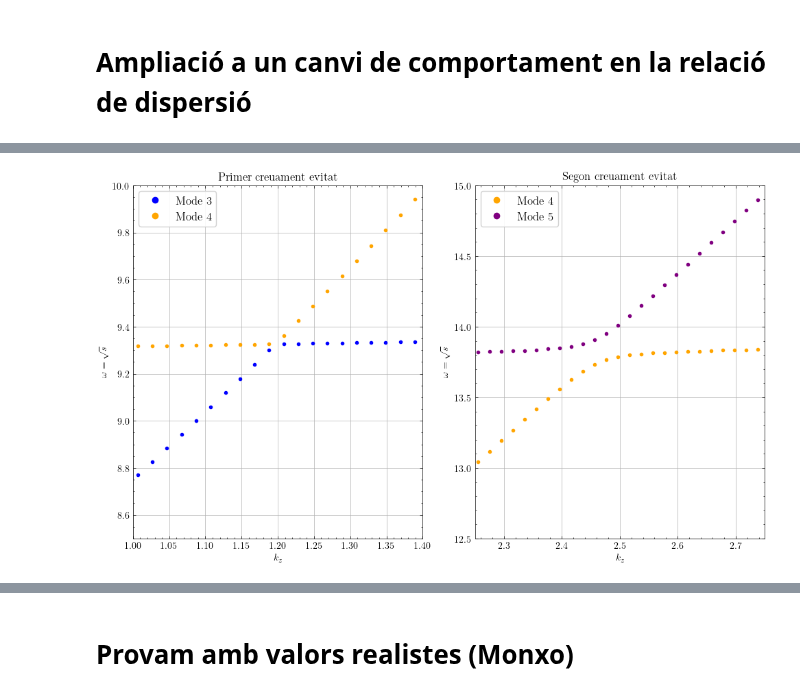
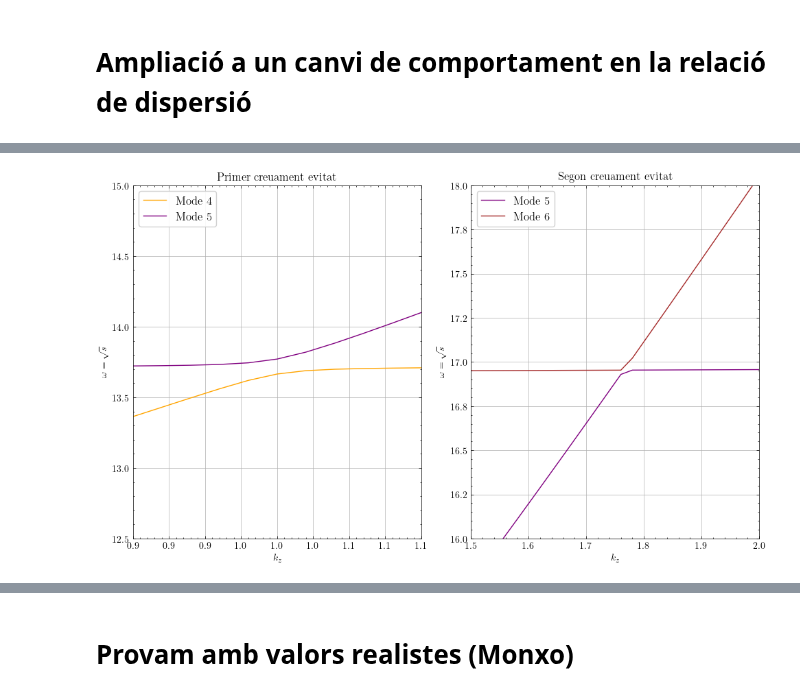
Before and after one commit to JoanRibotOliver/TFG, a Jupyter notebook: Fast & slow modes.ipynb, the cells around one changed output, grey strips where cells are left out. Drawn from its saved outputs; the diff is of its cells as text; code cells hidden in the pictures.

```diff
--- a/Fast & slow modes.ipynb
+++ b/Fast & slow modes.ipynb
@@ -247,7 +249,7 @@ plt.plot()
 # Representació de les autofuncions
 # %%
 ### Nombre de modes que volem representar ###
-N_max_mode = 4
+N_max_mode = 3
 N_min_mode = 0
 N_modes = N_max_mode - N_min_mode
 
@@ -281,9 +283,9 @@ for n, idx in enumerate(np.argsort(solver.eigenvalues)[N_min_mode:N_max_mode], s
 
     # Print the maximum value
     if np.max(np.abs(ug)) > np.max(np.abs(wg)):
-        print("Maximum value is from ug; max_val =", max_val)
+        print("Maximum value is ug =", max_val,"and minimum value is wg =", np.max(np.abs(wg)))
     else:
-        print("Maximum value is from wg; max_val =", max_val)
+        print("Maximum value is wg =", max_val,"and minimum value is ug =", np.max(np.abs(ug)))
 
     # Normalize both ug and wg by the maximum value
     ug_normalized = ug / max_val
@@ -313,17 +315,20 @@ for n, idx in enumerate(np.argsort(solver.eigenvalues)[N_min_mode:N_max_mode], s
     df = pd.DataFrame(data)
 
 ## Create separate legends
-legend_v10x = plt.legend(handles=handles_v10x, title=r"$\tilde{v}_{10x}$ Modes", loc="upper right", bbox_to_anchor=(0.85, 0.25), frameon=True)
+legend_v10x = plt.legend(handles=handles_v10x, title=r"$\tilde{v}_{x}$ Modes", loc="upper right", bbox_to_anchor=(0.875, 0.2075), frameon=True)
 plt.gca().add_artist(legend_v10x)  # Add the first legend to the plot
-plt.legend(handles=handles_v10z, title=r"$v_{10z}$ Modes", loc="lower right", bbox_to_anchor=(1, 0), frameon=True)
+plt.legend(handles=handles_v10z, title=r"$v_{z}$ Mode", loc="lower right", bbox_to_anchor=(1, 0), frameon=True)
+
 
 plt.xlim(-1, 1)
 #plt.legend(loc="lower right", frameon=True)
-plt.ylabel(r"Normalized Mode Structure")
+plt.ylabel(r"Estructura dels modes normalitzats")
 plt.xlabel(r"x")
-plt.title(r"Normalized Real Parts of $\tilde{v}_{10x}$ and ${v}_{10z}$")
+plt.title(r"Parts reals normalitzades de $\tilde{v}_{x}$ i ${v}_{z}$")
 plt.grid(False)
+plt.savefig('normalized_modes.png', dpi=300, bbox_inches='tight')
 plt.show()
+
 print("Valors normalitzats:")
 display(df)
 
@@ -1015,44 +883,51 @@ plt.show()
 fig, axs = plt.subplots(1, 2, figsize=(10, 6))
 
 # First anticrossing
-xlim1 = (1, 1.4)  # Set x-axis limits for the first subplot
-ylim1 = (8.5, 10)  # Set y-axis limits for the first subplot
+xlim1 = (0.9, 1.1)  # Set x-axis limits for the first subplot
+ylim1 = (12.5, 15)  # Set y-axis limits for the first subplot
 handles1 = []  # To store legend handles for the first subplot
-for i in range(7):  # Adjust the range as needed
+for i in range(8):  # Adjust the range as needed
     omega = np.sqrt(evals_k[:, i].real)
-    axs[0].plot(kz_list, omega, '.', label=f"Mode {i+1}", color=colors[i % len(colors)])
+    axs[0].plot(kz_list, omega, '-', label=f"Mode {i+1}", color=colors[i % len(colors)])
     # Add to legend only if the mode is within the axis limits
     if np.any((kz_list >= xlim1[0]) & (kz_list <= xlim1[1]) & (omega >= ylim1[0]) & (omega <= ylim1[1])):
-        handles1.append(mlines.Line2D([], [], color=colors[i % len(colors)], marker='o', linestyle='None', label=f"Mode {i+1}"))
+        handles1.append(mlines.Line2D([], [], color=colors[i % len(colors)], marker='None', linestyle='-', label=f"Mode {i+1}"))
+
+# OJO NO ÉS UNA LINIA, SON PUNTETS
 
 axs[0].set_xlim(xlim1)
 axs[0].set_ylim(ylim1)
 axs[0].set_xlabel(r"$k_z$")
 axs[0].set_ylabel(r"$\omega = \sqrt{s}$")
 axs[0].set_title("Primer creuament evitat")
 axs[0].legend(handles=handles1, loc="upper left", frameon=True, fontsize=12, framealpha=0.9)
 axs[0].grid(True)
+axs[0].xaxis.set_major_formatter(ticker.FormatStrFormatter('%.1f'))
+axs[0].yaxis.set_major_formatter(ticker.FormatStrFormatter('%.1f'))
 
 # Second anticrossing
-xlim2 = (2.25, 2.75)  # Set x-axis limits for the second subplot
-ylim2 = (12.5, 15)  # Set y-axis limits for the second subplot
+xlim2 = (1.5, 2)  # Set x-axis limits for the second subplot
+ylim2 = (16, 18)  # Set y-axis limits for the second subplot
 handles2 = []  # To store legend handles for the second subplot
 for i in range(7):  # Adjust the range as needed
     omega = np.sqrt(evals_k[:, i].real)
-    axs[1].plot(kz_list, omega, '.', label=f"Mode {i+1}", color=colors[i % len(colors)])
+    axs[1].plot(kz_list, omega, '-', label=f"Mode {i+1}", color=colors[i % len(colors)])
     # Add to legend only if the mode is within the axis limits
     if np.any((kz_list >= xlim2[0]) & (kz_list <= xlim2[1]) & (omega >= ylim2[0]) & (omega <= ylim2[1])):
-        handles2.append(mlines.Line2D([], [], color=colors[i % len(colors)], marker='o', linestyle='None', label=f"Mode {i+1}"))
+        handles2.append(mlines.Line2D([], [], color=colors[i % len(colors)], marker='None', linestyle='-', label=f"Mode {i+1}"))
 
 axs[1].set_xlim(xlim2)
 axs[1].set_ylim(ylim2)
 axs[1].set_xlabel(r"$k_z$")
 axs[1].set_ylabel(r"$\omega = \sqrt{s}$")
 axs[1].set_title("Segon creuament evitat")
 axs[1].legend(handles=handles2, loc="upper left", frameon=True, fontsize=12, framealpha=0.9)
 axs[1].grid(True)
 
+axs[1].xaxis.set_major_formatter(ticker.FormatStrFormatter('%.1f'))
+axs[1].yaxis.set_major_formatter(ticker.FormatStrFormatter('%.1f'))
+
 plt.tight_layout()
 plt.show()
 # %% [output]
-[figure, old version]
+[figure, new version]
```
Also changed, not shown: parts of 19 cells of this notebook, 5 other files.
